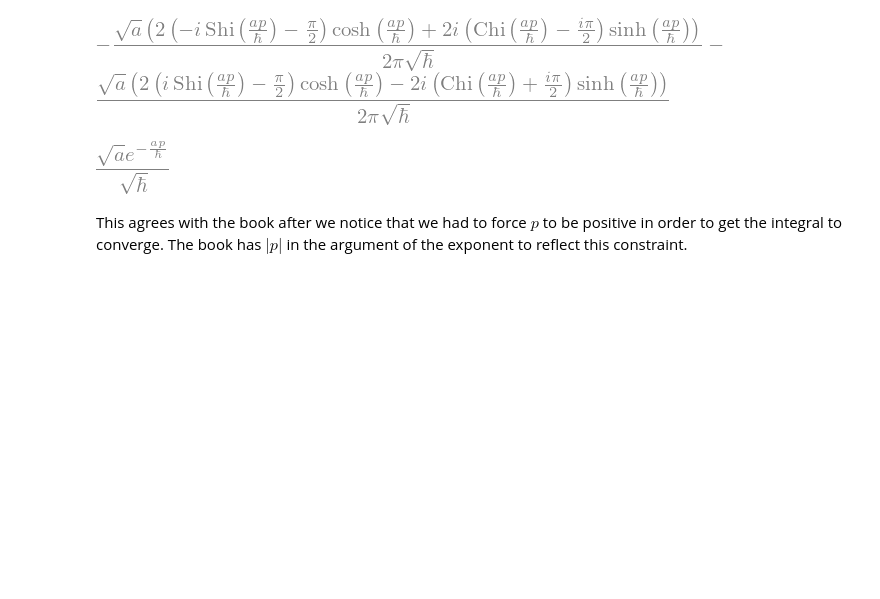
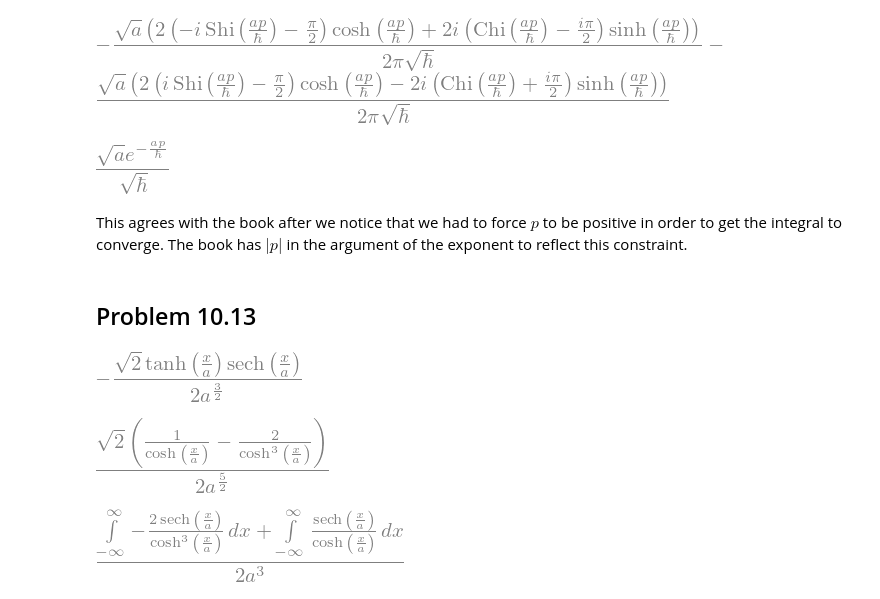
Before and after one commit to amcdawes/QMlabs, a Jupyter notebook: Chapter 10 - Position & Momentum.ipynb, the cells around one changed output. Cells and saved outputs as stored; diff of their text form; code cells hidden in the pictures; blank space fills up the shorter version.

```diff
--- a/Chapter 10 - Position & Momentum.ipynb
+++ b/Chapter 10 - Position & Momentum.ipynb
@@ -155,3 +155,22 @@ B.simplify()
 [figure]
 # %% [markdown]
 This agrees with the book after we notice that we had to force $p$ to be positive in order to get the integral to converge. The book has $|p|$ in the argument of the exponent to reflect this constraint.
+# %% [markdown]
+## Problem 10.13
+# %%
+psi = 1/sqrt(2*a)*sech(x/a)
+dpsi = diff(psi,x)
+dpsi
+# %% [output]
+[figure, added]
+# %%
+ddpsi = diff(dpsi,x)
+ddpsi = ddpsi.simplify()
+ddpsi
+# %% [output]
+[figure, added]
+# %%
+expect_p = integrate(psi*ddpsi,(x,-oo,oo))
+expect_p
+# %% [output]
+[figure, added]
```
Also changed, not shown: 16 other files.
